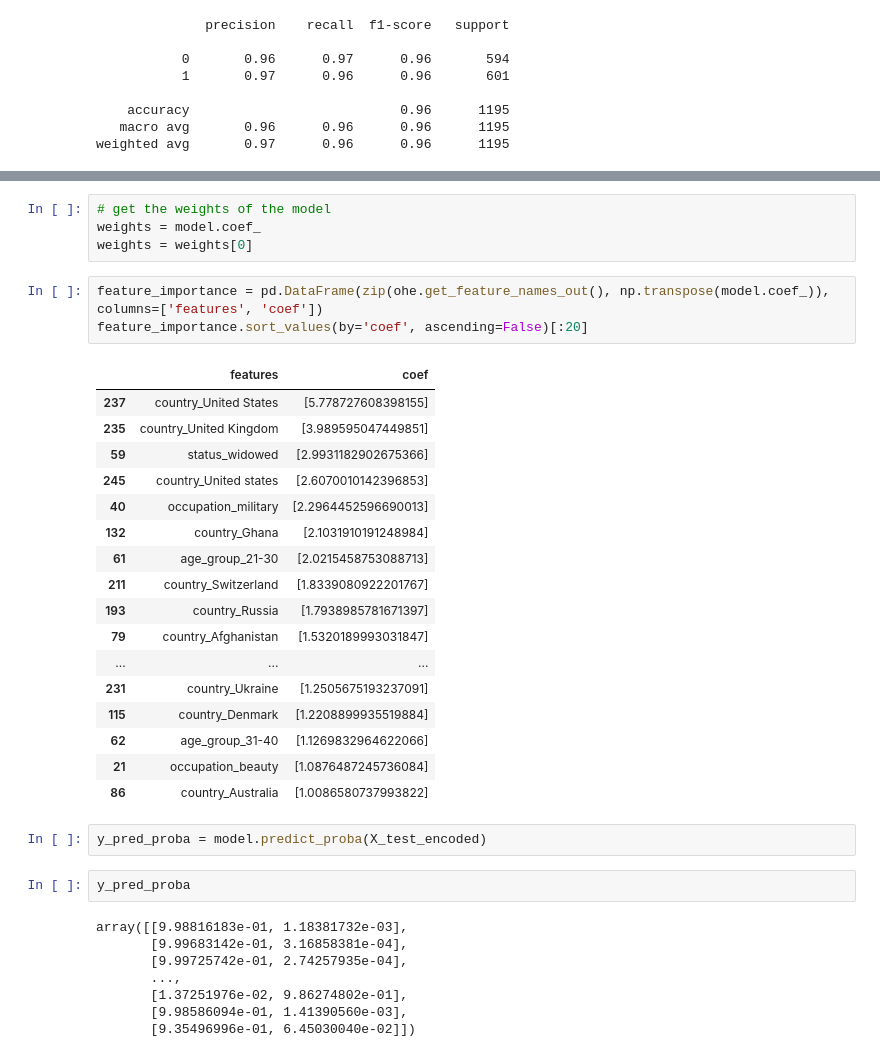
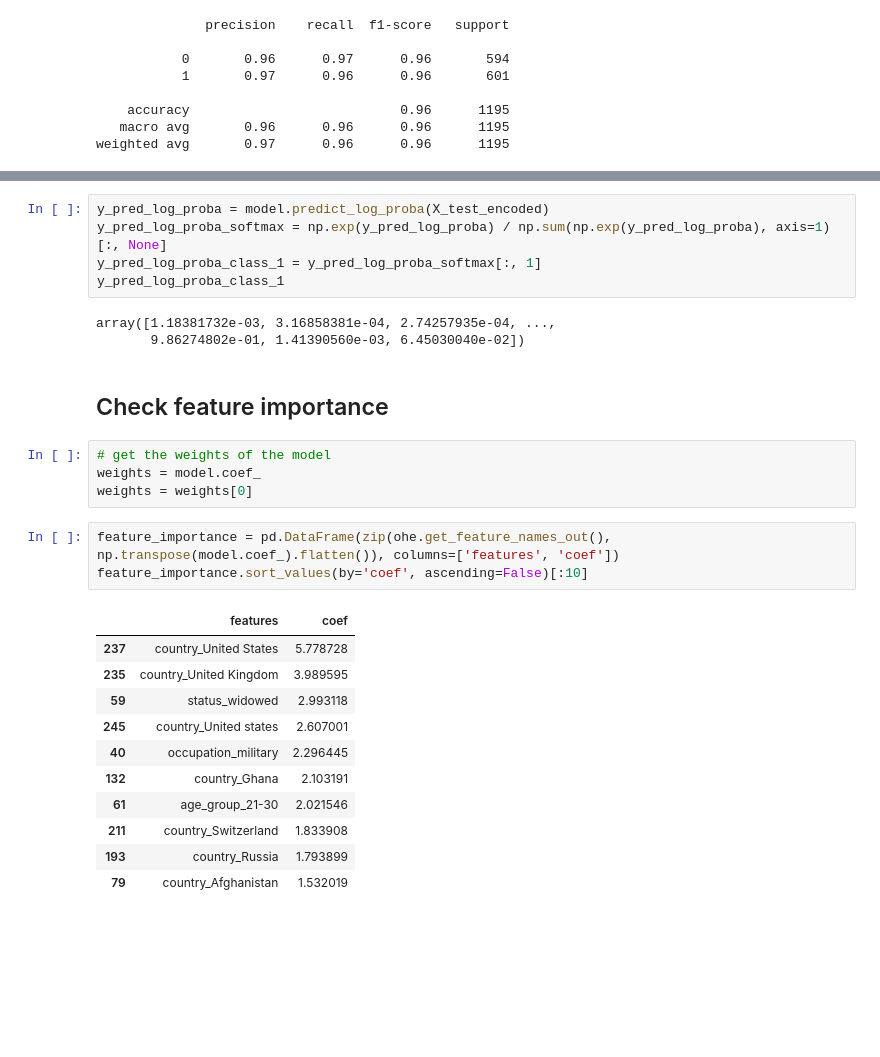
Before and after one commit to ben-dom393/DSA4263_Dating_Fraud, a Jupyter notebook: notebooks/profiles_logistic_regression.ipynb, the cells around one changed output, grey strips where cells are left out. Saved outputs shown, nothing was run; the diff lists cells and outputs as text; blank space fills up the shorter version.

```diff
--- a/notebooks/profiles_logistic_regression.ipynb
+++ b/notebooks/profiles_logistic_regression.ipynb
@@ -67,37 +87,29 @@ weighted avg       0.97      0.96      0.96      1195
+# %%
+y_pred_log_proba = model.predict_log_proba(X_test_encoded)
+y_pred_log_proba_softmax = np.exp(y_pred_log_proba) / np.sum(np.exp(y_pred_log_proba), axis=1)[:, None]
+y_pred_log_proba_class_1 = y_pred_log_proba_softmax[:, 1]
+y_pred_log_proba_class_1
+# %% [output]
+array([1.18381732e-03, 3.16858381e-04, 2.74257935e-04, ...,
+       9.86274802e-01, 1.41390560e-03, 6.45030040e-02])
+# %% [markdown]
+## Check feature importance
 # %%
 # get the weights of the model
 weights = model.coef_
 weights = weights[0]
 # %%
-feature_importance = pd.DataFrame(zip(ohe.get_feature_names_out(), np.transpose(model.coef_)), columns=['features', 'coef'])
-feature_importance.sort_values(by='coef', ascending=False)[:20]
+feature_importance = pd.DataFrame(zip(ohe.get_feature_names_out(), np.transpose(model.coef_).flatten()), columns=['features', 'coef'])
+feature_importance.sort_values(by='coef', ascending=False)[:10]
 # %% [output]
 |  | features | coef |
-| 237 | country_United States | [5.778727608398155] |
-| 235 | country_United Kingdom | [3.989595047449851] |
-| 59 | status_widowed | [2.9931182902675366] |
-| 245 | country_United states | [2.6070010142396853] |
-| 40 | occupation_military | [2.2964452596690013] |
-| 132 | country_Ghana | [2.1031910191248984] |
-| 61 | age_group_21-30 | [2.0215458753088713] |
-| 211 | country_Switzerland | [1.8339080922201767] |
-| 193 | country_Russia | [1.7938985781671397] |
-| 79 | country_Afghanistan | [1.5320189993031847] |
-| ... | ... | ... |
-| 231 | country_Ukraine | [1.2505675193237091] |
-| 115 | country_Denmark | [1.2208899935519884] |
-| 62 | age_group_31-40 | [1.1269832964622066] |
-| 21 | occupation_beauty | [1.0876487245736084] |
-| 86 | country_Australia | [1.0086580737993822] |
+| 237 | country_United States | 5.778728 |
+| 235 | country_United Kingdom | 3.989595 |
+| 59 | status_widowed | 2.993118 |
+| 245 | country_United states | 2.607001 |
+| 40 | occupation_military | 2.296445 |
+| 132 | country_Ghana | 2.103191 |
+| 61 | age_group_21-30 | 2.021546 |
+| 211 | country_Switzerland | 1.833908 |
+| 193 | country_Russia | 1.793899 |
+| 79 | country_Afghanistan | 1.532019 |
-# %%
-y_pred_proba = model.predict_proba(X_test_encoded)
-# %%
-y_pred_proba
-# %% [output]
-array([[9.98816183e-01, 1.18381732e-03],
-       [9.99683142e-01, 3.16858381e-04],
-       [9.99725742e-01, 2.74257935e-04],
-       ...,
-       [1.37251976e-02, 9.86274802e-01],
-       [9.98586094e-01, 1.41390560e-03],
-       [9.35496996e-01, 6.45030040e-02]])
```
Also changed, not shown: parts of 37 cells of this notebook.
